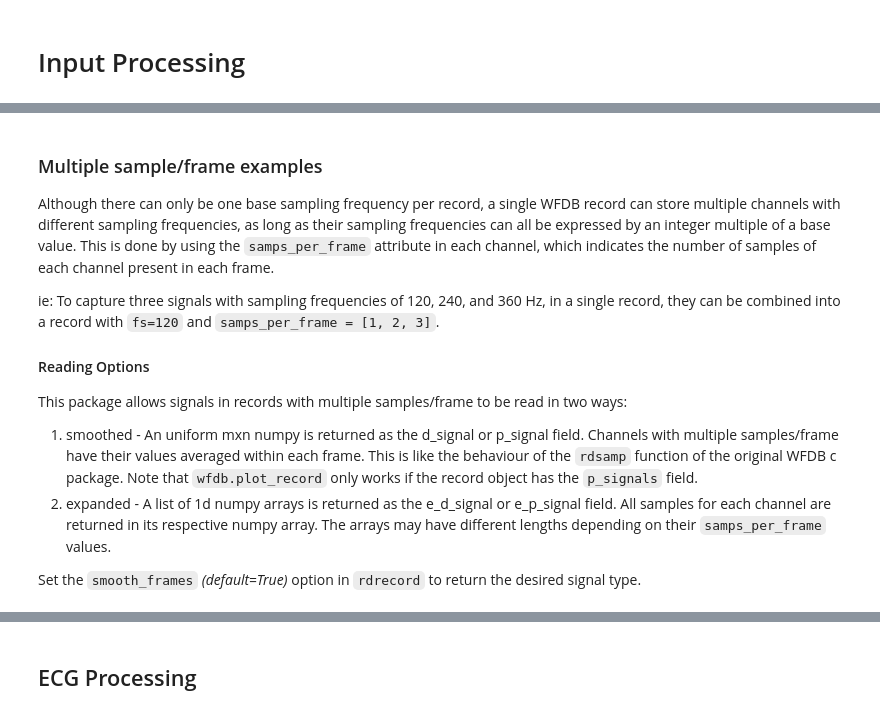
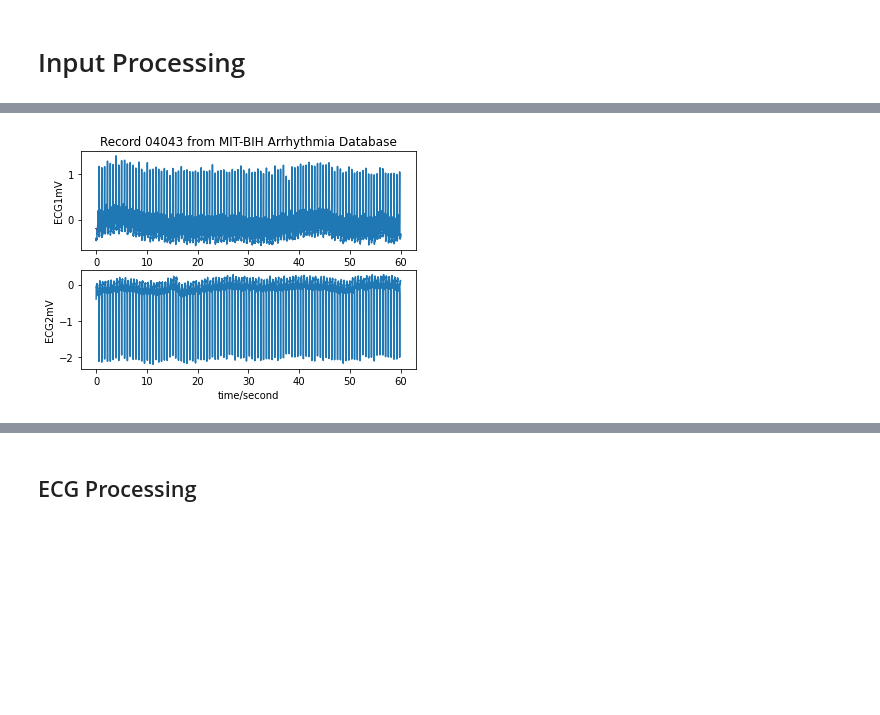
Before and after one commit to kalifadan/Final_project_cs236781, a Jupyter notebook: src/Input.ipynb, the cells around one changed output, grey strips where cells are left out. Drawn from its saved outputs; the diff is of its cells as text; code cells hidden in the pictures; blank space fills up the shorter version.

```diff
--- a/src/Input.ipynb
+++ b/src/Input.ipynb
@@ -58,22 +70,10 @@ annotation2 = wfdb.rdann('100', 'atr', sampfrom=100000, sampto=110000, pn_dir='m
 # %%
-# Demo 5 - Read a WFDB record and annotation. Plot all channels, and the annotation on top of channel 0.
-record = wfdb.rdrecord('sample-data/100', sampto = 15000)
-annotation = wfdb.rdann('sample-data/100', 'atr', sampto = 15000)
+# Read a WFDB record and annotation. Plot all channels, and the annotation on top of channel 0.
+record = wfdb.rdrecord(data_path + record_name, sampto = 15000)
+annotation = wfdb.rdann(data_path + record_name, 'atr', sampto = 15000)
 
 wfdb.plot_wfdb(record=record, annotation=annotation,
-               title='Record 100 from MIT-BIH Arrhythmia Database',
+               title='Record '+ record_name  +' from MIT-BIH Arrhythmia Database',
                time_units='seconds')
+# %% [output]
+[figure, added]
-# %% [markdown]
-### Multiple sample/frame examples
-
-Although there can only be one base sampling frequency per record, a single WFDB record can store multiple channels with different sampling frequencies, as long as their sampling frequencies can all be expressed by an integer multiple of a base value. This is done by using the `samps_per_frame` attribute in each channel, which indicates the number of samples of each channel present in each frame.
-
-ie: To capture three signals with sampling frequencies of 120, 240, and 360 Hz, in a single record, they can be combined into a record with `fs=120` and `samps_per_frame = [1, 2, 3]`.
-
-#### Reading Options
-
-This package allows signals in records with multiple samples/frame to be read in two ways:
-1. smoothed - An uniform mxn numpy is returned as the d_signal or p_signal field. Channels with multiple samples/frame have their values averaged within each frame. This is like the behaviour of the `rdsamp` function of the original WFDB c package. Note that `wfdb.plot_record` only works if the record object has the `p_signals` field.
-2. expanded - A list of 1d numpy arrays is returned as the e_d_signal or e_p_signal field. All samples for each channel are returned in its respective numpy array. The arrays may have different lengths depending on their `samps_per_frame` values.
-
-Set the `smooth_frames` *(default=True)* option in `rdrecord` to return the desired signal type.
```
Also changed, not shown: parts of 33 cells of this notebook.
